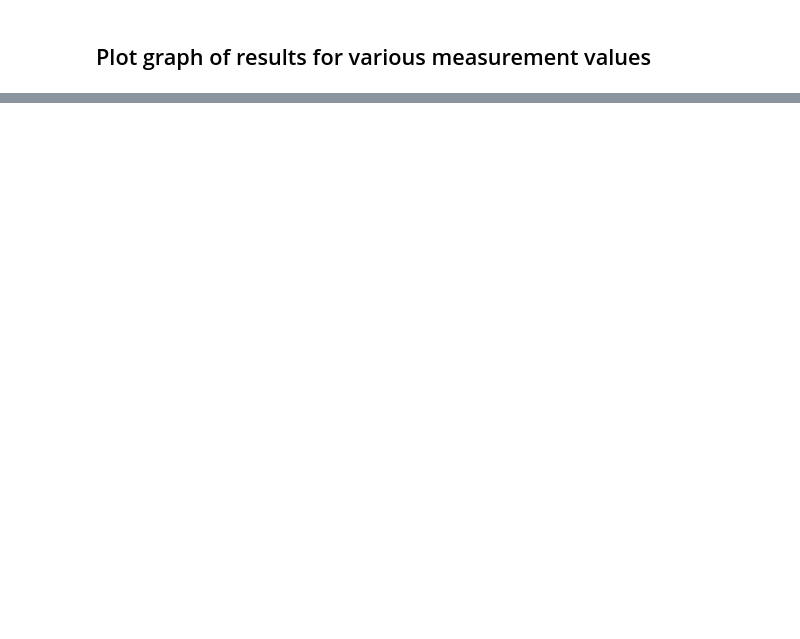
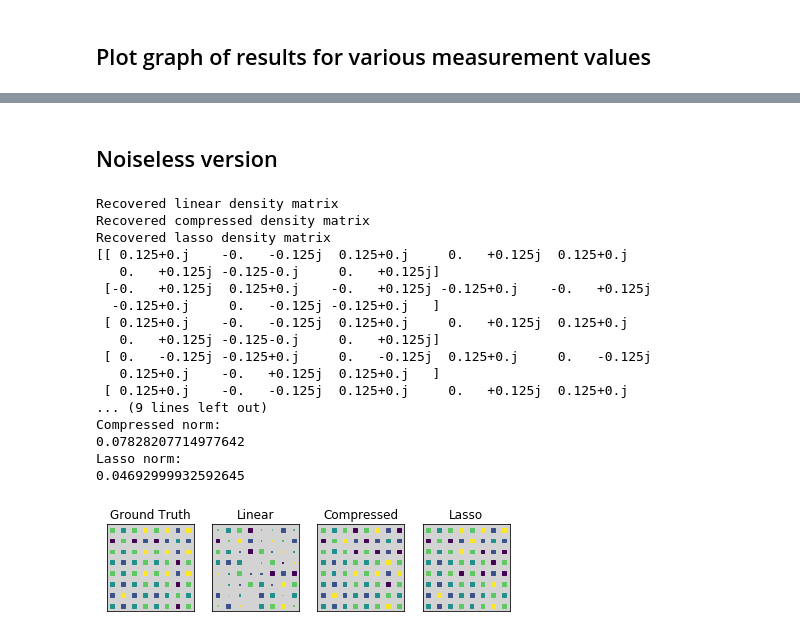
Before and after one commit to kenzomenzo/tomography-debugger, a Jupyter notebook: tomography_test.ipynb, the cells around one changed output, grey strips where cells are left out. Cells and saved outputs as stored; diff of their text form; code cells hidden in the pictures; blank space fills up the shorter version.

```diff
--- a/tomography_test.ipynb
+++ b/tomography_test.ipynb
@@ -343,0 +402,68 @@ Running iteration for pauli number: 56
+# %% [markdown]
+## Noiseless version
+# %%
+program = Program()
+for qubit in qubits:
+    program += H(qubit)
+program += CZ(0, 2)
+program += RX(np.pi/2, 1)
+program += RX(-np.pi/2, 2)
+program += CZ(1, 2)
+program += X(qubits[2])
+program += CNOT(qubits[1], qubits[2])
+
+m = 32
+
+debugger = TomographyDebugger()
+rho_linear = debugger.tomographize("linear_inv", m, program, qubits)
+print("Recovered linear density matrix")
+
+rho_compressed = debugger.tomographize("compressed", m, program, qubits)
+print("Recovered compressed density matrix")
+
+rho_lasso = debugger.tomographize("lasso", m, program, qubits)
+print("Recovered lasso density matrix")
+
+wf_sim = WavefunctionSimulator()
+wf = wf_sim.wavefunction(program)
+psi = wf.amplitudes
+
+rho_true = np.outer(psi, psi.T.conj())
+print(np.around(rho_true, decimals=3))
+
+fig, (ax1, ax2, ax3, ax4) = plt.subplots(1, 4)
+hinton(rho_true, ax=ax1)
+hinton(rho_linear, ax=ax2)
+hinton(rho_compressed, ax=ax3)
+hinton(rho_lasso, ax=ax4)
+ax1.set_title('Ground Truth')
+ax2.set_title('Linear')
+ax3.set_title('Compressed')
+ax4.set_title('Lasso')
+fig.tight_layout()
+
+print("Linear norm:")
+print(np.linalg.norm(rho_linear - rho_true))
+print("Compressed norm:")
+print(np.linalg.norm(rho_compressed - rho_true))
+print("Lasso norm:")
+print(np.linalg.norm(rho_lasso - rho_true))
+# %% [output]
+Recovered linear density matrix
+Recovered compressed density matrix
+Recovered lasso density matrix
+[[ 0.125+0.j    -0.   -0.125j  0.125+0.j     0.   +0.125j  0.125+0.j
+   0.   +0.125j -0.125-0.j     0.   +0.125j]
+ [-0.   +0.125j  0.125+0.j    -0.   +0.125j -0.125+0.j    -0.   +0.125j
+  -0.125+0.j     0.   -0.125j -0.125+0.j   ]
+ [ 0.125+0.j    -0.   -0.125j  0.125+0.j     0.   +0.125j  0.125+0.j
+   0.   +0.125j -0.125-0.j     0.   +0.125j]
+ [ 0.   -0.125j -0.125+0.j     0.   -0.125j  0.125+0.j     0.   -0.125j
+   0.125+0.j    -0.   +0.125j  0.125+0.j   ]
+ [ 0.125+0.j    -0.   -0.125j  0.125+0.j     0.   +0.125j  0.125+0.j
+... (9 lines left out)
+Compressed norm:
+0.07828207714977642
+Lasso norm:
+0.04692999932592645
+[figure, added]
```
Also changed, not shown: parts of 12 cells of this notebook, 1 other file.
